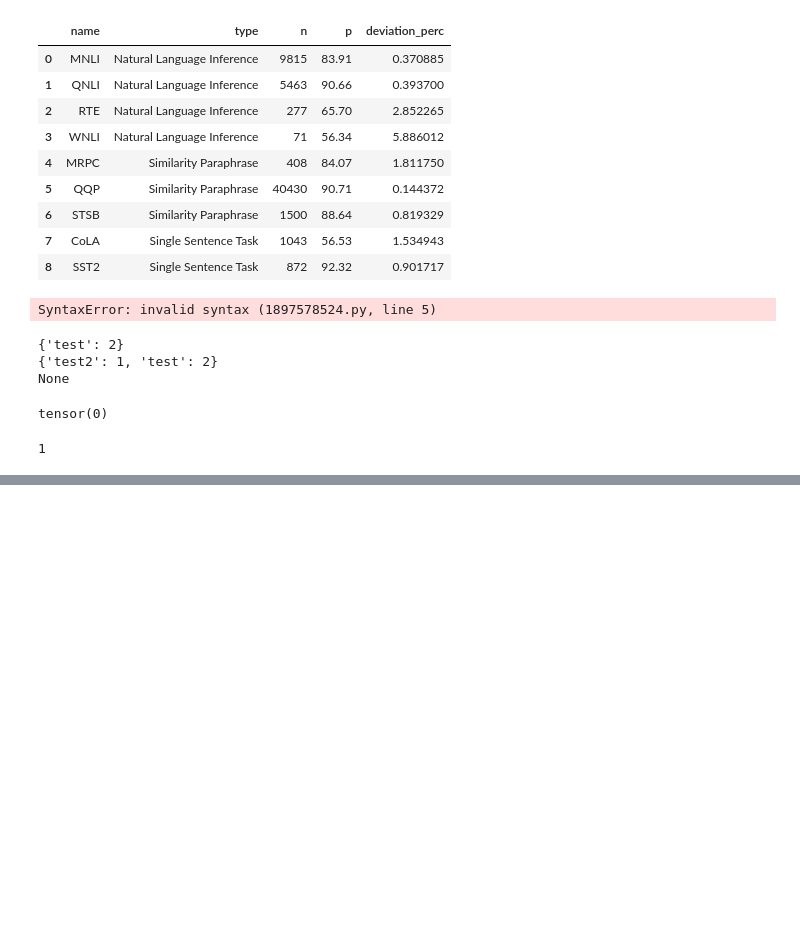
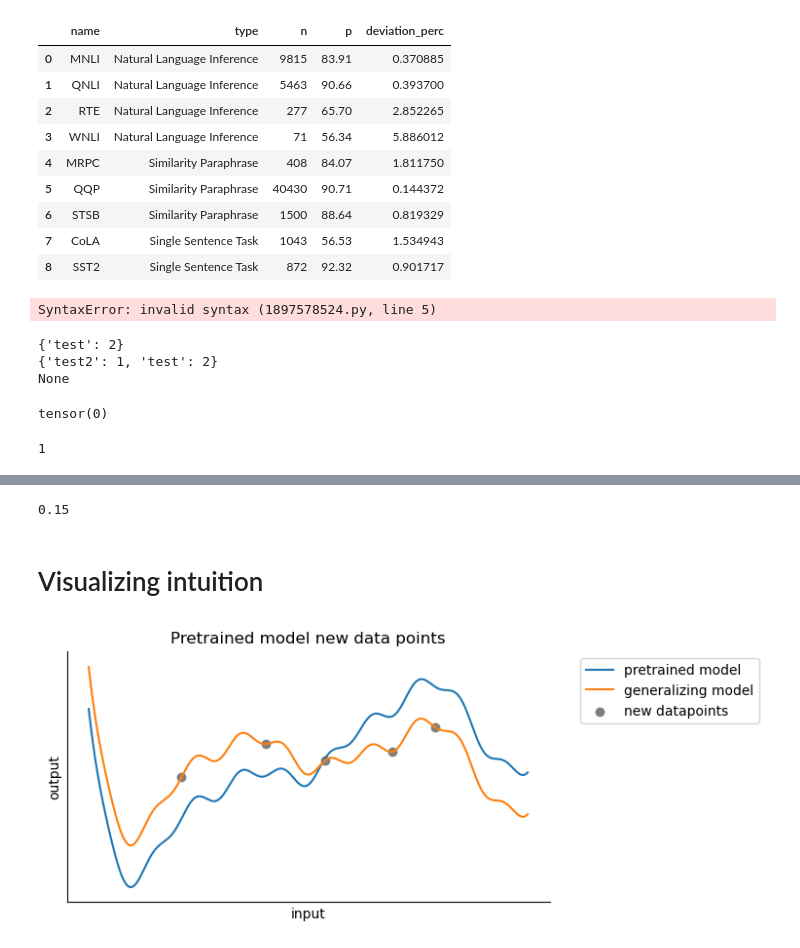
Before and after one commit to Ricu/fantastic-umbrella, a Jupyter notebook: test.ipynb, the cells around one changed output, grey strips where cells are left out. Saved outputs shown, nothing was run; the diff lists cells and outputs as text; code cells hidden in the pictures; blank space fills up the shorter version.

```diff
--- a/test.ipynb
+++ b/test.ipynb
@@ -1825,0 +1931,80 @@ step % interval
+# %%
+X = 0.15429244
+q = 0.01
+round(X / q) * q
+# %% [output]
+0.15
+# %% [markdown]
+# Visualizing intuition
+# %%
+import numpy as np
+import matplotlib.pyplot as plt
+from numpy.polynomial.polynomial import Polynomial
+from scipy.interpolate import lagrange
+
+fig,ax = plt.subplots(1)
+ax.set_aspect(0.33)
+
+x = np.linspace(-3.1,2.1,10001)
+def polynomial(coefficients, x):
+    y = np.zeros_like(x)
+    for degree, coeff in enumerate(coefficients):
+        y+= coeff * x ** degree
+    return y
+coefficients = np.array([12,28,11,-14,-8,2,1])
+poly = lambda x: polynomial(coefficients/10,x)
+noise = lambda x: 1/2 * np.sin(x*9)*np.sin(x*3)
+f_PT = lambda x: poly(x) + noise(x)
+
+y_PT = f_PT(x)
+ax.plot(x,y_PT,label="pretrained model")
+
+
+def diff_function(x):
+    y = 1/(1+np.exp(3*x+1))
+    y = 3*(y-0.5)
+    return y
+y_diff = diff_function(x)
+f_FT = lambda x: f_PT(x) + diff_function(x)
+y_FT = f_FT(x)
+
+ax.plot(x,y_FT,label="generalizing model")
+
+
+x_samples = np.array([-2, -1, -0.3, 0.5,1])
+y_samples = f_FT(x_samples)
+ax.scatter(x_samples,y_samples,label="new datapoints",c="tab:gray")
+
+y_diff = y_samples-f_PT(x_samples)
+# for x,y,dx,dy in zip(
+#     x_samples,
+#     f_PT(x_samples),
+#     np.zeros_like(x_samples),
+#     diff
+#     ):
+
+#     ax.arrow(x,y,dx,dy*0.9,head_width=0.1,length_includes_head=True,fc='k', ec='k')
+
+
+
+# ax.plot(x,y_overfit,label="overfitting model")
+
+ax.legend(bbox_to_anchor=(1.05, 1.0), loc='upper left')
+
+ax.set_xlabel('input')
+ax.set_ylabel('output')
+ax.set_yticklabels([])
+ax.set_xticklabels([])
+ax.set_xticks([])
+ax.set_yticks([])
+ax.set_ylim([-4.5,4.5])
+
+
+# Hide the right and top spines
+ax.spines.right.set_visible(False)
+ax.spines.top.set_visible(False)
+
+ax.set_title("Pretrained model new data points")
+fig.savefig("img/fumbrella_mechanism_generalizing_model.pdf")
+# %% [output]
+[figure, added]
```
Also changed, not shown: parts of 11 cells of this notebook.
